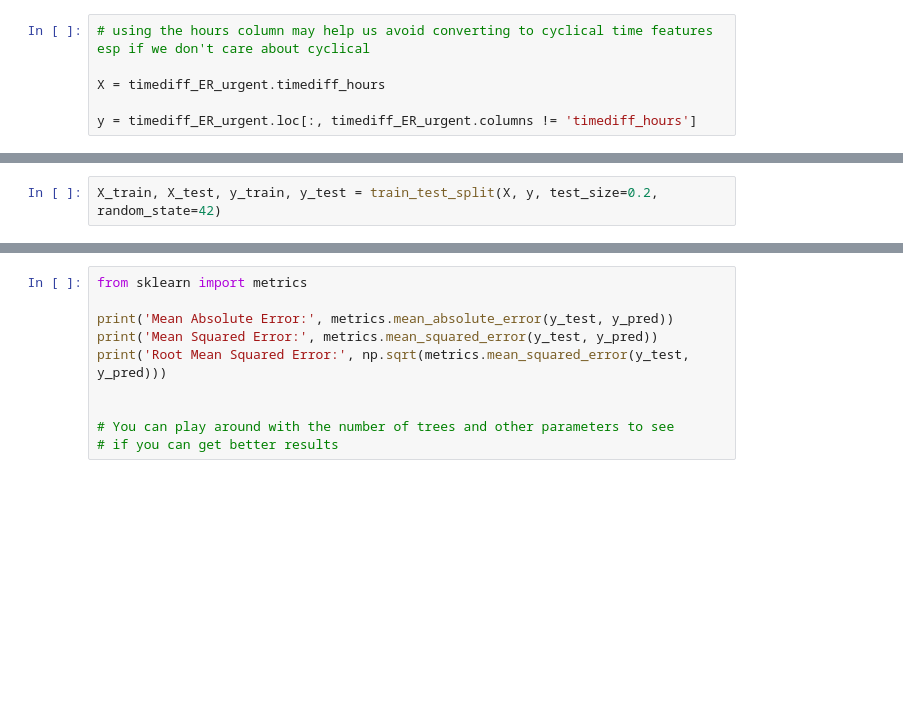
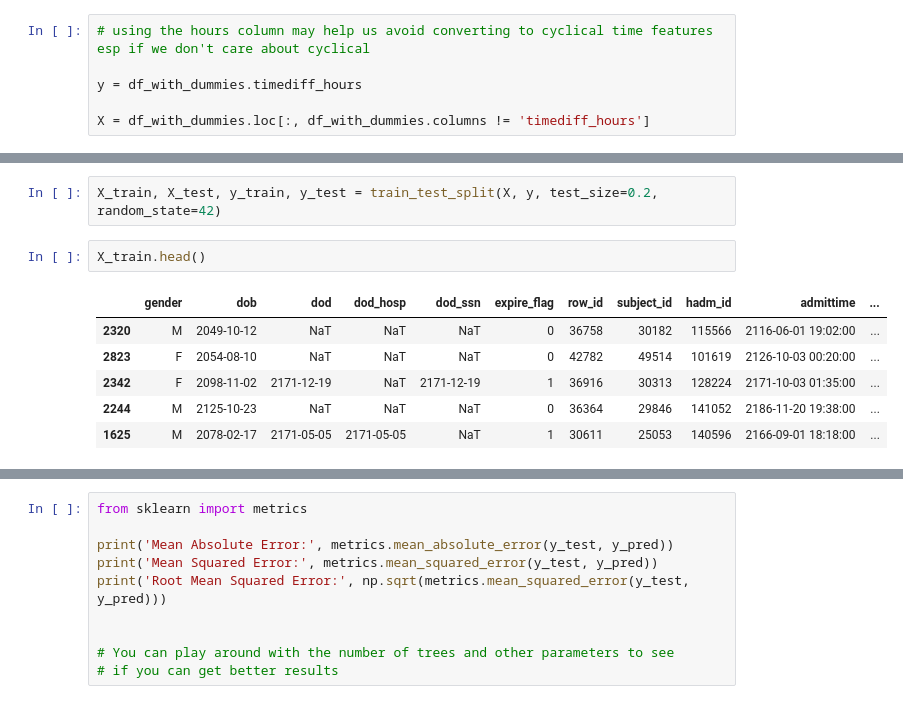
Before and after one commit to derek-y-lee/uclabiostat-thesis, a Jupyter notebook: predict_waitingtime_mimic.ipynb, the cells around one changed output, grey strips where cells are left out. Cells and saved outputs as stored; diff of their text form; blank space fills up the shorter version.

```diff
--- a/predict_waitingtime_mimic.ipynb
+++ b/predict_waitingtime_mimic.ipynb
@@ -1021,13 +1045,22 @@ df_with_dummies.head()
 # %%
 # using the hours column may help us avoid converting to cyclical time features esp if we don't care about cyclical
 
-X = timediff_ER_urgent.timediff_hours
+y = df_with_dummies.timediff_hours
 
-y = timediff_ER_urgent.loc[:, timediff_ER_urgent.columns != 'timediff_hours']
+X = df_with_dummies.loc[:, df_with_dummies.columns != 'timediff_hours']
 # %% [markdown]
 ## Random Forest
 # %%
 X_train, X_test, y_train, y_test = train_test_split(X, y, test_size=0.2, random_state=42)
+# %%
+X_train.head()
+# %% [output]
+|  | gender | dob | dod | dod_hosp | dod_ssn | expire_flag | row_id | subject_id | hadm_id | admittime | ... |
+| 2320 | M | 2049-10-12 | NaT | NaT | NaT | 0 | 36758 | 30182 | 115566 | 2116-06-01 19:02:00 | ... |
+| 2823 | F | 2054-08-10 | NaT | NaT | NaT | 0 | 42782 | 49514 | 101619 | 2126-10-03 00:20:00 | ... |
+| 2342 | F | 2098-11-02 | 2171-12-19 | NaT | 2171-12-19 | 1 | 36916 | 30313 | 128224 | 2171-10-03 01:35:00 | ... |
+| 2244 | M | 2125-10-23 | NaT | NaT | NaT | 0 | 36364 | 29846 | 141052 | 2186-11-20 19:38:00 | ... |
+| 1625 | M | 2078-02-17 | 2171-05-05 | 2171-05-05 | NaT | 1 | 30611 | 25053 | 140596 | 2166-09-01 18:18:00 | ... |
 # %%
 # Feature Scaling
 from sklearn.preprocessing import StandardScaler
```
Also changed, not shown: parts of 10 cells of this notebook.
